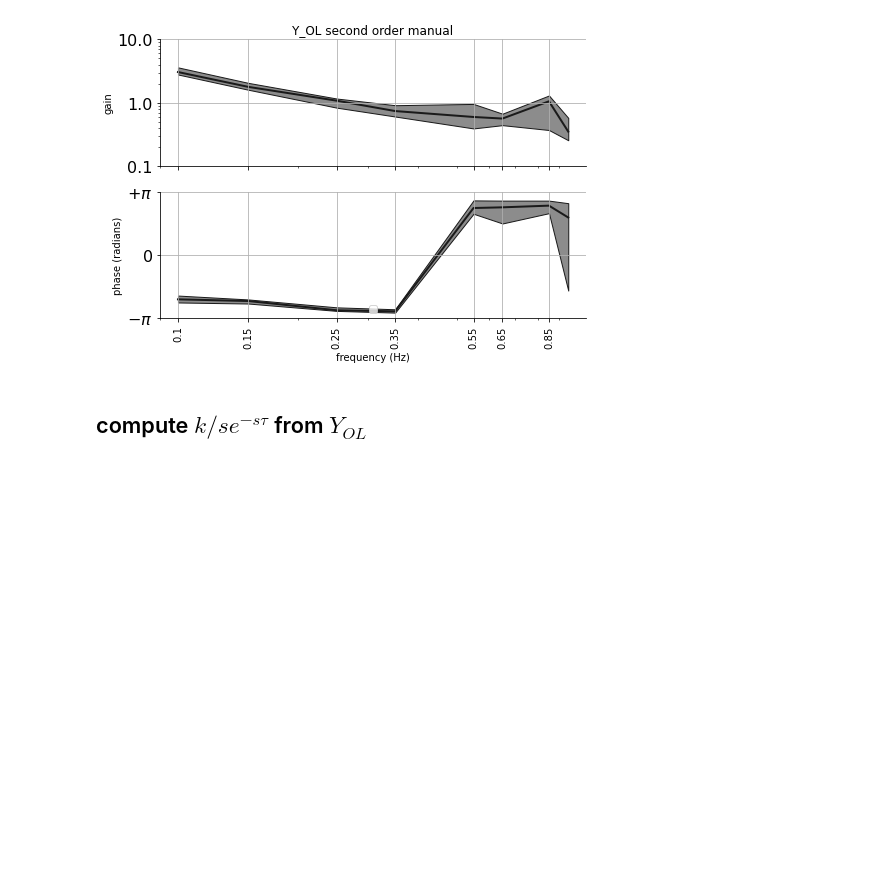
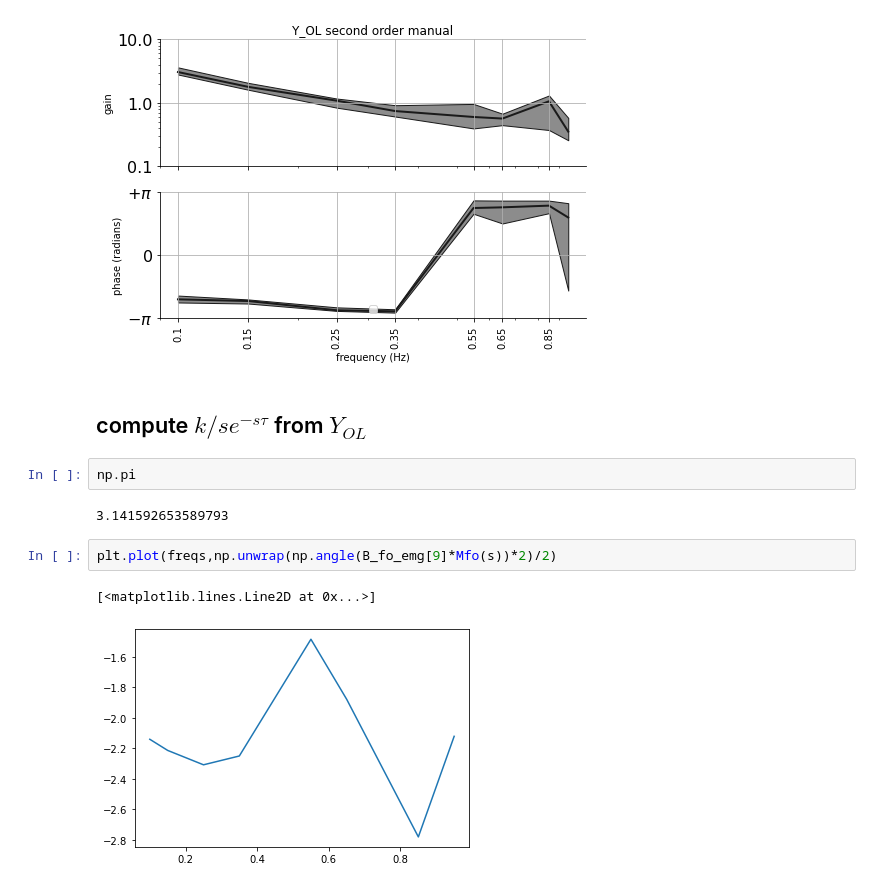
Before and after one commit to hachouuw/EMGdelay-analysis, a Jupyter notebook: MY_sanity_check.ipynb, the cells around one changed output. Cells and saved outputs as stored; diff of their text form; blank space fills up the shorter version.

```diff
--- a/MY_sanity_check.ipynb
+++ b/MY_sanity_check.ipynb
@@ -174,6 +174,15 @@ No handles with labels found to put in legend.
 [figure]
 # %% [markdown]
 ## compute $k/s e^{-s\tau}$ from $Y_{OL}$
+# %%
+np.pi
+# %% [output]
+3.141592653589793
+# %%
+plt.plot(freqs,np.unwrap(np.angle(B_fo_emg[9]*Mfo(s))*2)/2)
+# %% [output]
+[<matplotlib.lines.Line2D at 0x...>]
+[figure, added]
 # %%
 def compute_gain_delay(data,num_freqs=8):
     # data is open loop transfer function BM
```
Also changed, not shown: parts of 3 cells of this notebook.
